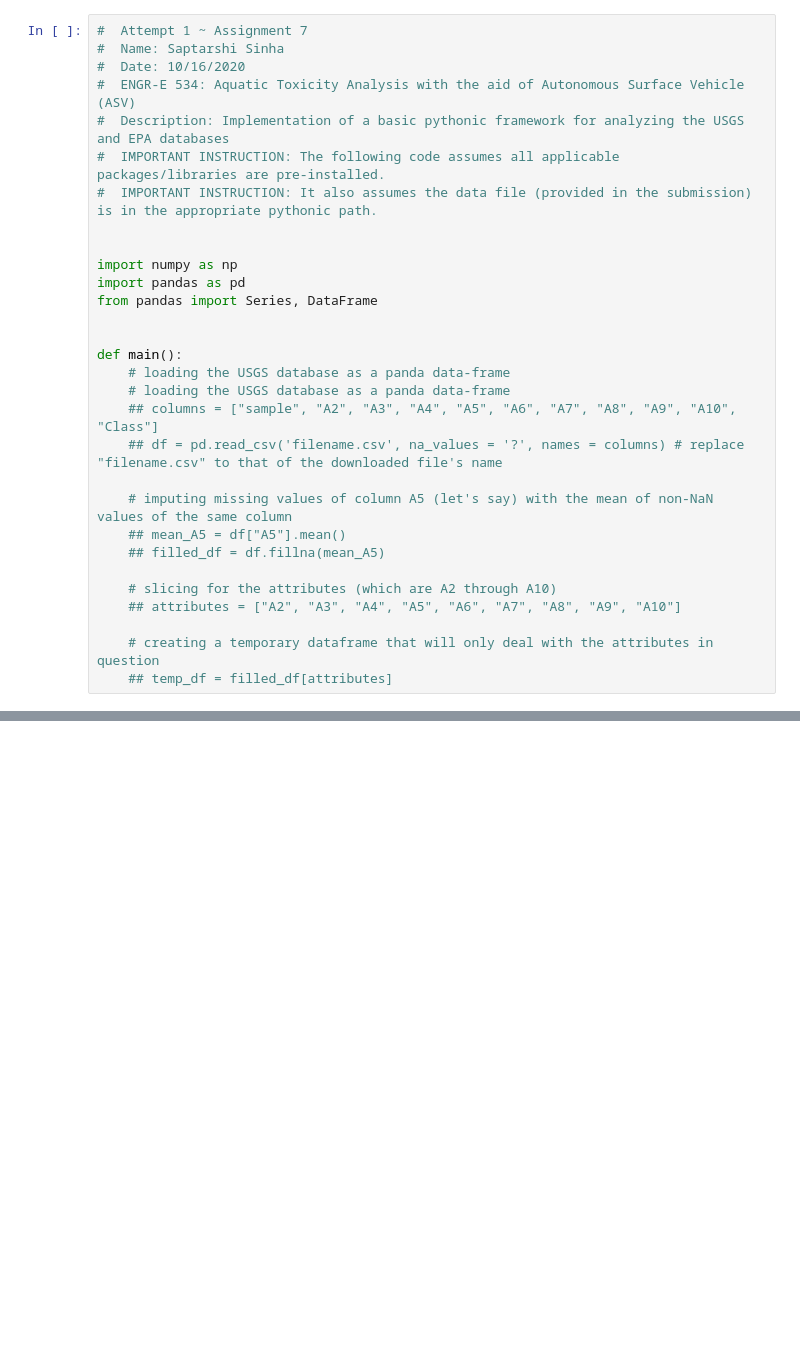
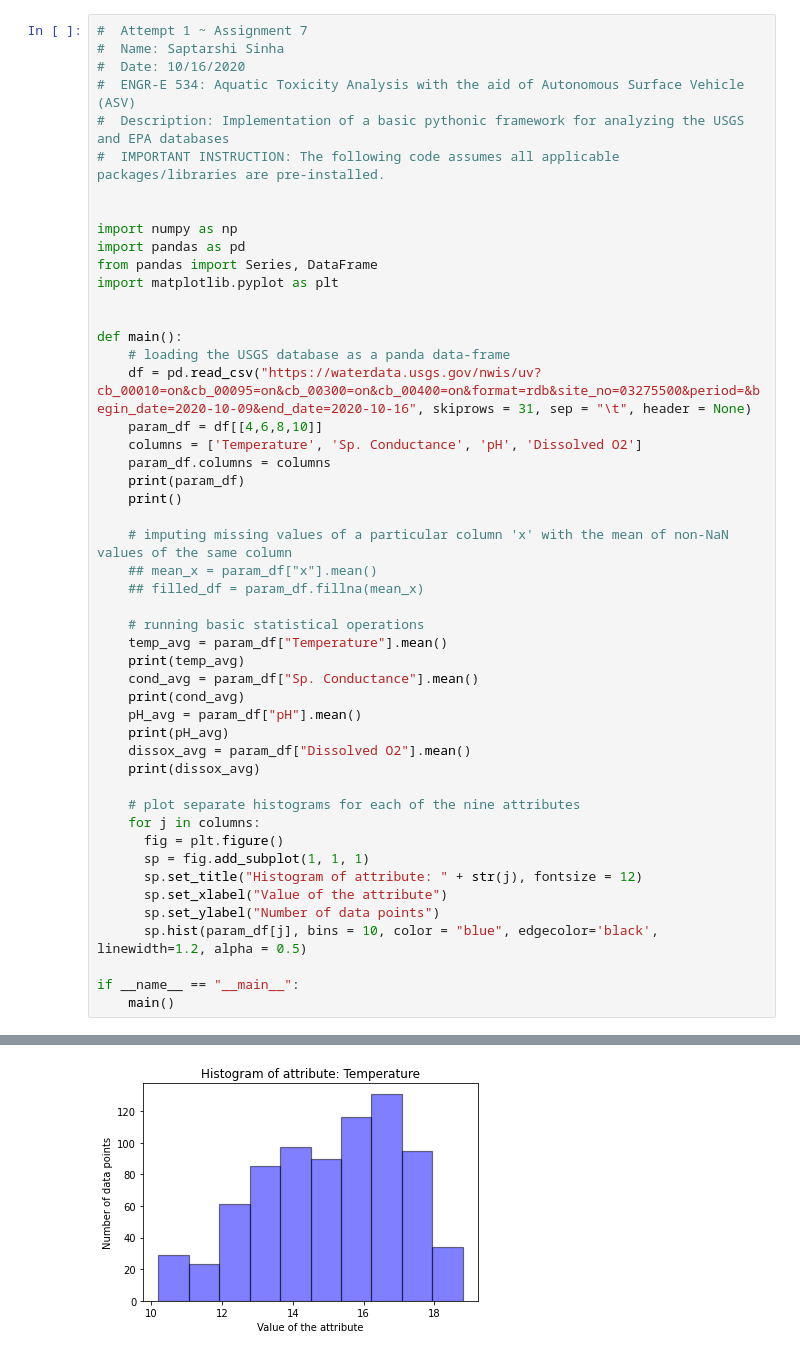
Before and after one commit to cybertraining-dsc/fa20-523-312, a Jupyter notebook: toxicologyASV.ipynb, the cells around one changed output, grey strips where cells are left out. Cells and saved outputs as stored; diff of their text form; blank space fills up the shorter version.

```diff
--- a/toxicologyASV.ipynb
+++ b/toxicologyASV.ipynb
@@ -9,26 +11,46 @@ Commencement of first attempt
 #  ENGR-E 534: Aquatic Toxicity Analysis with the aid of Autonomous Surface Vehicle (ASV)
 #  Description: Implementation of a basic pythonic framework for analyzing the USGS and EPA databases
 #  IMPORTANT INSTRUCTION: The following code assumes all applicable packages/libraries are pre-installed.
-#  IMPORTANT INSTRUCTION: It also assumes the data file (provided in the submission) is in the appropriate pythonic path.
 
 
 import numpy as np
 import pandas as pd
 from pandas import Series, DataFrame
+import matplotlib.pyplot as plt
 
 
 def main():
     # loading the USGS database as a panda data-frame
-    # loading the USGS database as a panda data-frame
-    ## columns = ["sample", "A2", "A3", "A4", "A5", "A6", "A7", "A8", "A9", "A10", "Class"]
-    ## df = pd.read_csv('filename.csv', na_values = '?', names = columns) # replace "filename.csv" to that of the downloaded file's name
+    df = pd.read_csv("https://waterdata.usgs.gov/nwis/uv?cb_00010=on&cb_00095=on&cb_00300=on&cb_00400=on&format=rdb&site_no=03275500&period=&begin_date=2020-10-09&end_date=2020-10-16", skiprows = 31, sep = "\t", header = None)
+    param_df = df[[4,6,8,10]]
+    columns = ['Temperature', 'Sp. Conductance', 'pH', 'Dissolved O2']
+    param_df.columns = columns
+    print(param_df)
+    print()
 
-    # imputing missing values of column A5 (let's say) with the mean of non-NaN values of the same column
-    ## mean_A5 = df["A5"].mean()
-    ## filled_df = df.fillna(mean_A5)
+    # imputing missing values of a particular column 'x' with the mean of non-NaN values of the same column
+    ## mean_x = param_df["x"].mean()
+    ## filled_df = param_df.fillna(mean_x)
 
-    # slicing for the attributes (which are A2 through A10)
-    ## attributes = ["A2", "A3", "A4", "A5", "A6", "A7", "A8", "A9", "A10"]
+    # running basic statistical operations
+    temp_avg = param_df["Temperature"].mean()
+    print(temp_avg)
+    cond_avg = param_df["Sp. Conductance"].mean()
+    print(cond_avg)
+    pH_avg = param_df["pH"].mean()
+    print(pH_avg)
+    dissox_avg = param_df["Dissolved O2"].mean()
+    print(dissox_avg)
 
-    # creating a temporary dataframe that will only deal with the attributes in question
-    ## temp_df = filled_df[attributes]
+    # plot separate histograms for each of the nine attributes
+    for j in columns:
+      fig = plt.figure()
+      sp = fig.add_subplot(1, 1, 1)
+      sp.set_title("Histogram of attribute: " + str(j), fontsize = 12)
+      sp.set_xlabel("Value of the attribute")
+      sp.set_ylabel("Number of data points")
+      sp.hist(param_df[j], bins = 10, color = "blue", edgecolor='black', linewidth=1.2, alpha = 0.5)
+
+if __name__ == "__main__":
+    main()
+# %% [output]
@@ -34,0 +76 @@ def main():
+[figure, added]
```
Also changed, not shown: parts of 3 cells of this notebook.
